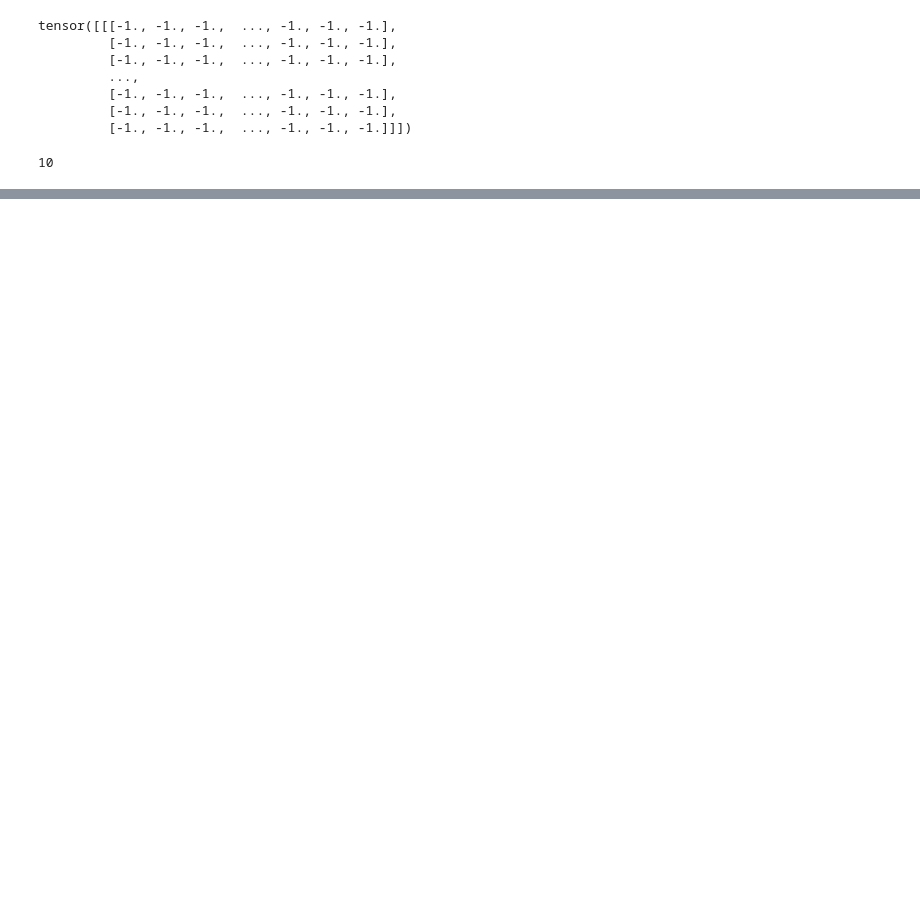
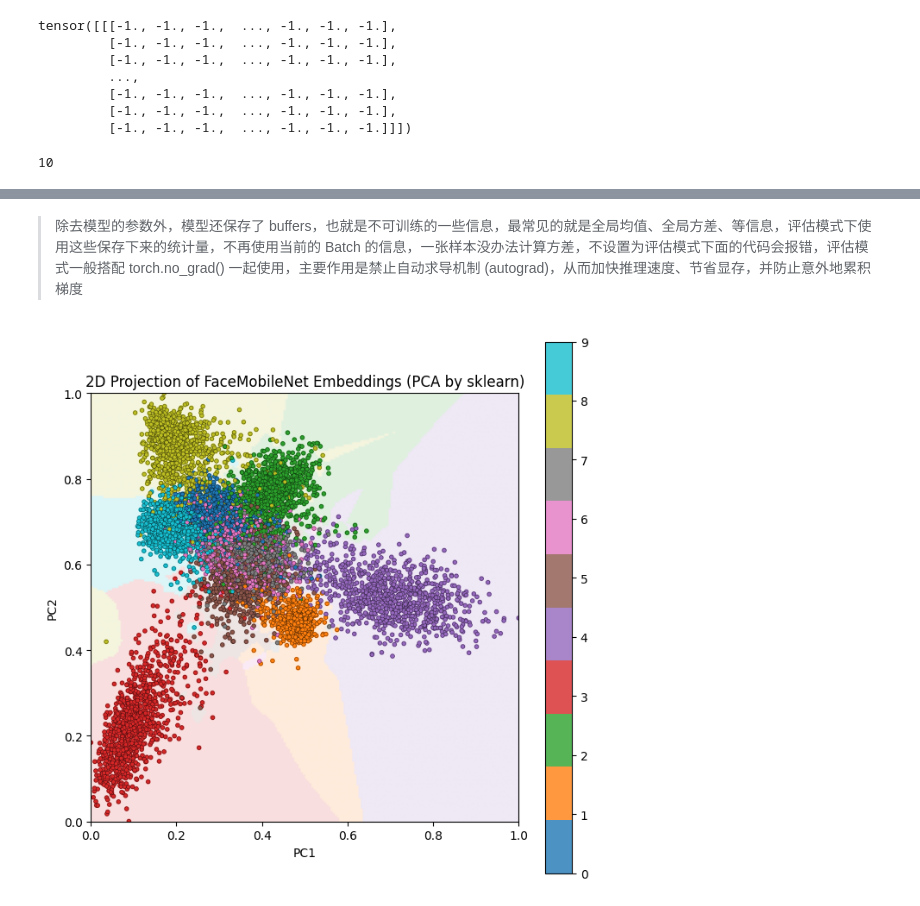
Before and after one commit to fangqing408/04-PythonPackagesLearning-in-DeepLearning, a Jupyter notebook: main.ipynb, the cells around one changed output, grey strips where cells are left out. Cells and saved outputs as stored; diff of their text form; code cells hidden in the pictures; blank space fills up the shorter version.

```diff
--- a/main.ipynb
+++ b/main.ipynb
@@ -156,7 +156,7 @@ class FaceMobileNet(nn.Module):
         self.conv1 = ConvBnPrelu(1, 64, kernel=(3, 3), stride=2, padding=1)
         self.conv2 = ConvBn(64, 64, kernel=(3, 3), stride=1, padding=1, groups=64)
         self.conv3 = DepthWise(64, 64, kernel=(3, 3), stride=2, padding=1, groups=128)
-        self.conv4 = MultiDepthWiseRes(num_block=4, channels=64, kernel=3, stride=1, padding=1, groups=128)
+        self.conv4 = MultiDepthWiseRes(num_block=4, channels=64, kernel=(3, 3), stride=1, padding=1, groups=128)
         self.conv5 = DepthWise(64, 128, kernel=(3, 3), stride=2, padding=1, groups=256)
         self.conv6 = MultiDepthWiseRes(num_block=6, channels=128, kernel=(3, 3), stride=1, padding=1, groups=256)
         self.conv7 = DepthWise(128, 128, kernel=(3, 3), stride=2, padding=1, groups=512)
@@ -245,6 +255,6 @@ if __name__ == '__main__':
             total_loss += loss.item()
         avg_loss = total_loss / len(dataloader)
         print(f"Epoch {e+1}/{config.epochs}, Loss: {avg_loss:.4f}")
-        torch.save(net.state_dict(), f"checkpoint_epoch_{e+1}.pth")
+        torch.save(net.state_dict(), f"./checkpoints/checkpoint_epoch_{e+1}.pth")
         scheduler.step()
 # %% [output]
@@ -260,0 +271,69 @@ Epoch 10/10, Loss: 0.1068
+# %% [markdown]
+> 除去模型的参数外，模型还保存了 buffers，也就是不可训练的一些信息，最常见的就是全局均值、全局方差、等信息，评估模式下使用这些保存下来的统计量，不再使用当前的 Batch 的信息，一张样本没办法计算方差，不设置为评估模式下面的代码会报错，评估模式一般搭配 torch.no_grad() 一起使用，主要作用是禁止自动求导机制 (autograd)，从而加快推理速度、节省显存，并防止意外地累积梯度
+# %%
+import torch
+import torch.nn.functional as F
+import matplotlib.pyplot as plt
+import numpy as np
+from sklearn.decomposition import PCA
+from scipy.spatial import cKDTree
+
+# ========== 1. 提取所有样本的 embedding ==========
+model = FaceMobileNet(embedding_size).to(device)
+model.load_state_dict(torch.load("./checkpoints/checkpoint_epoch_10.pth"))
+model.eval()
+
+loader, class_num = load_data(config, training=False)
+
+all_embeddings = []
+all_labels = []
+
+with torch.no_grad():
+    for data, labels in loader:
+        data = data.to(device)
+        emb = model(data)  # [B, 512]
+        all_embeddings.append(emb.cpu())
+        all_labels.append(labels)
+
+embeddings = torch.cat(all_embeddings, dim=0)  # [N, 512]
+labels = torch.cat(all_labels, dim=0)          # [N]
+
+# ========== 2. 用 sklearn 实现 PCA 降维到 2D ==========
+pca = PCA(n_components=2)
+X_2d = pca.fit_transform(embeddings.numpy())  # [N, 2]
+
+# 归一化到 [0,1] 方便绘图
+X_min, X_max = X_2d.min(axis=0), X_2d.max(axis=0)
+X_2d = (X_2d - X_min) / (X_max - X_min)
+
+# ========== 3. 绘制彩色散点 ==========
+plt.figure(figsize=(8, 8))
+scatter = plt.scatter(
+    X_2d[:, 0], X_2d[:, 1],
+    c=labels.numpy(), cmap='tab10', s=10, alpha=0.8
+)
+plt.colorbar(scatter)
+plt.title("2D Projection of FaceMobileNet Embeddings (PCA by sklearn)")
+plt.xlabel("PC1")
+plt.ylabel("PC2")
+
+# ========== 4. 染色背景网格（最近邻可视化） ==========
+xx, yy = np.meshgrid(np.linspace(0, 1, 200), np.linspace(0, 1, 200))
+grid = np.stack([xx.ravel(), yy.ravel()], axis=1)
+
+tree = cKDTree(X_2d)
+dist, idx = tree.query(grid, k=1)
+grid_label = labels.numpy()[idx]
+
+plt.imshow(
+    grid_label.reshape(xx.shape),
+    origin='lower', extent=[0, 1, 0, 1],
+    cmap='tab10', alpha=0.15
+)
+plt.scatter(
+    X_2d[:, 0], X_2d[:, 1],
+    c=labels.numpy(), cmap='tab10', s=10, edgecolor='k', linewidth=0.2
+)
+plt.show()
+# %% [output]
+[figure, added]
```
Also changed, not shown: parts of 4 cells of this notebook, 16 other files.
